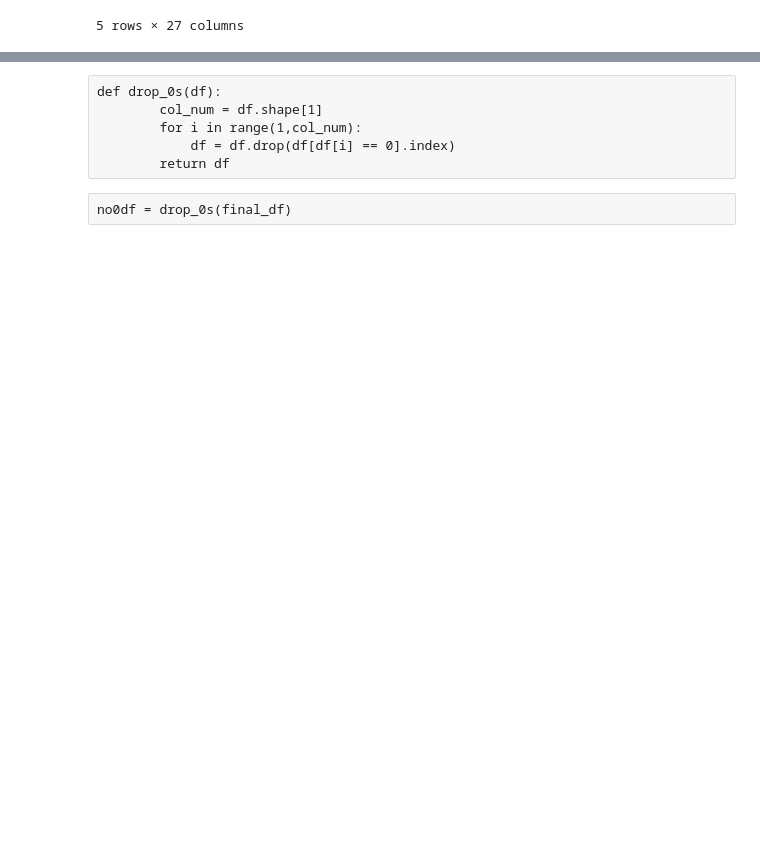
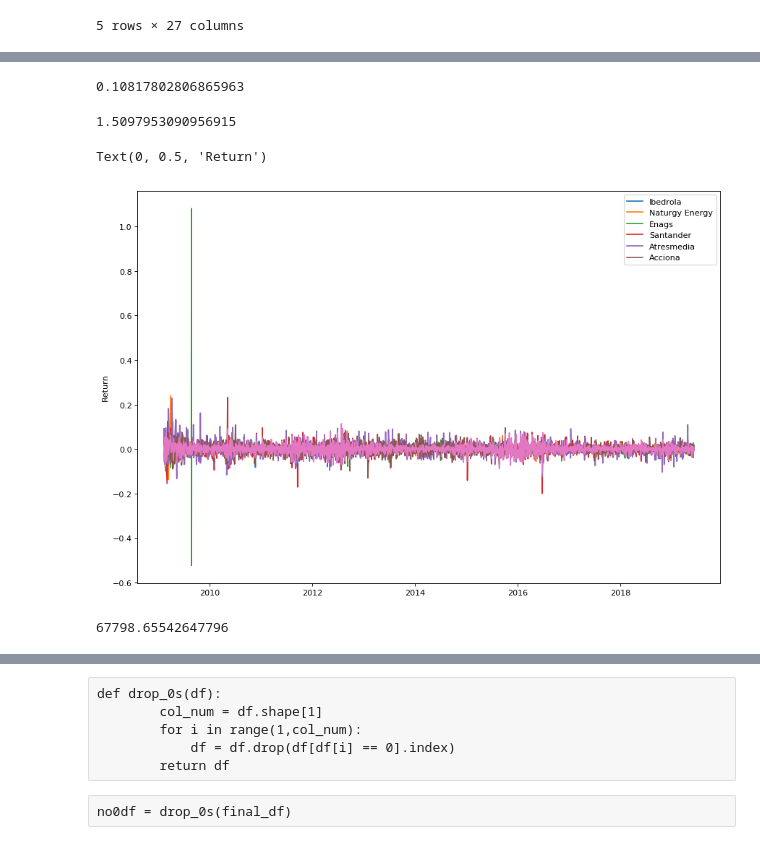
Before and after one commit to mkoz92/mlengineeringfinal, a Jupyter notebook: main.ipynb, the cells around one changed output, grey strips where cells are left out. Saved outputs shown, nothing was run; the diff lists cells and outputs as text; code cells hidden in the pictures; blank space fills up the shorter version.

```diff
--- a/main.ipynb
+++ b/main.ipynb
@@ -50,0 +84,20 @@ original_df.head()
+# %%
+((original_df.iloc[-1,:]-original_df.iloc[0,:])/original_df.iloc[0,:]).mean()
+# %% [output]
+0.10817802806865963
+# %%
+pct_df = original_df.pct_change()
+(((pct_df.mean()).mean()+1)** 250)
+# %% [output]
+1.5097953090956915
+# %%
+pct_df.index = pd.to_datetime(pct_df.index)
+plt.figure(num=None, figsize=(13, 9), dpi=80, facecolor='w', edgecolor='k')
+plt.plot(pct_df.iloc[:,0:7])
+plt.legend(['Ibedrola',"Naturgy Energy","Enags", "Santander","Atresmedia", "Acciona" ])
+plt.ylabel("Return")
+#original_df
+#current
+# %% [output]
+Text(0, 0.5, 'Return')
+[figure, added]
@@ -50,0 +117,7 @@ original_df.head()
+# %%
+all_data = pct_df.stack().to_list()
+data_mean= np.mean(all_data)
+data_std = np.std(all_data)
+kurtosis(all_data)
+# %% [output]
+67798.65542647796
```
Also changed, not shown: parts of 66 cells of this notebook, 4 other files.
